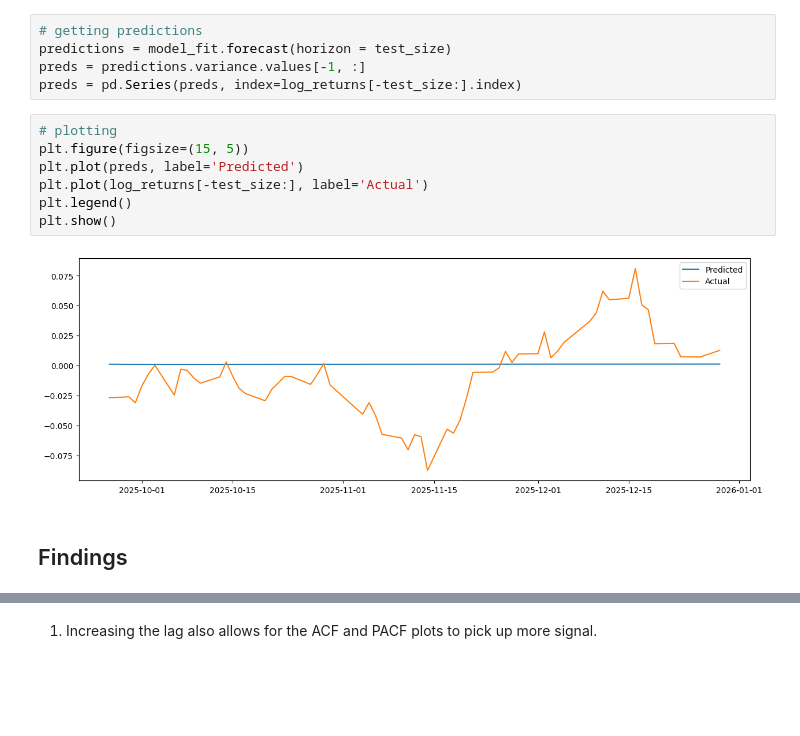
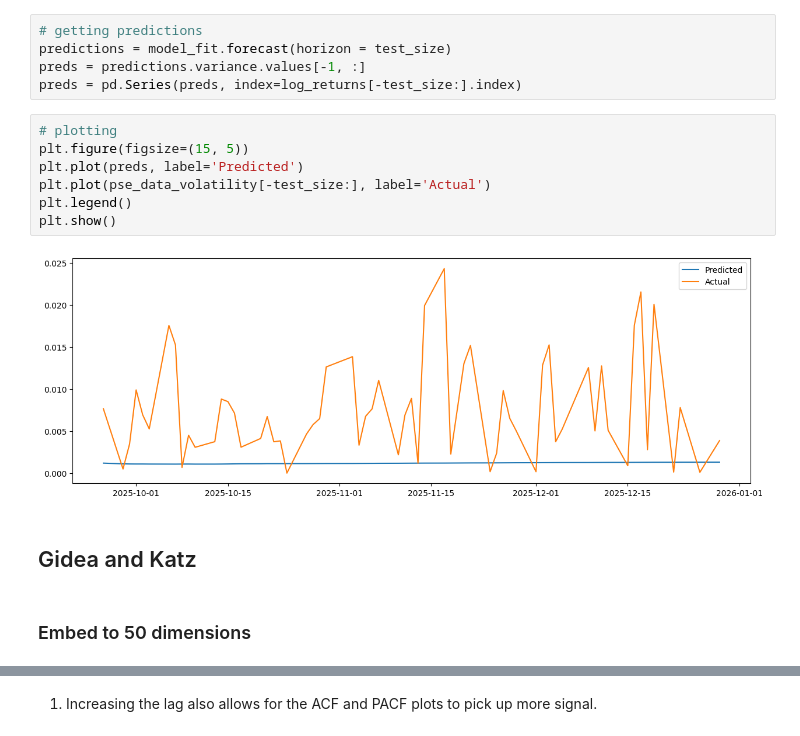
Before and after one commit to donnafaithhh/GARCH-PSEi, a Jupyter notebook: simulation.ipynb, the cells around one changed output, grey strips where cells are left out. Drawn from its saved outputs; the diff is of its cells as text; blank space fills up the shorter version.

```diff
--- a/simulation.ipynb
+++ b/simulation.ipynb
@@ -273,11 +246,13 @@ preds = pd.Series(preds, index=log_returns[-test_size:].index)
 # %%
 # plotting
 plt.figure(figsize=(15, 5))
 plt.plot(preds, label='Predicted')
-plt.plot(log_returns[-test_size:], label='Actual')
+plt.plot(pse_data_volatility[-test_size:], label='Actual')
 plt.legend()
 plt.show()
 # %% [output]
-[figure, old version]
+[figure, new version]
 # %% [markdown]
-## Findings
+## Gidea and Katz
+# %% [markdown]
+### Embed to 50 dimensions
```
Also changed, not shown: parts of 13 cells of this notebook.
